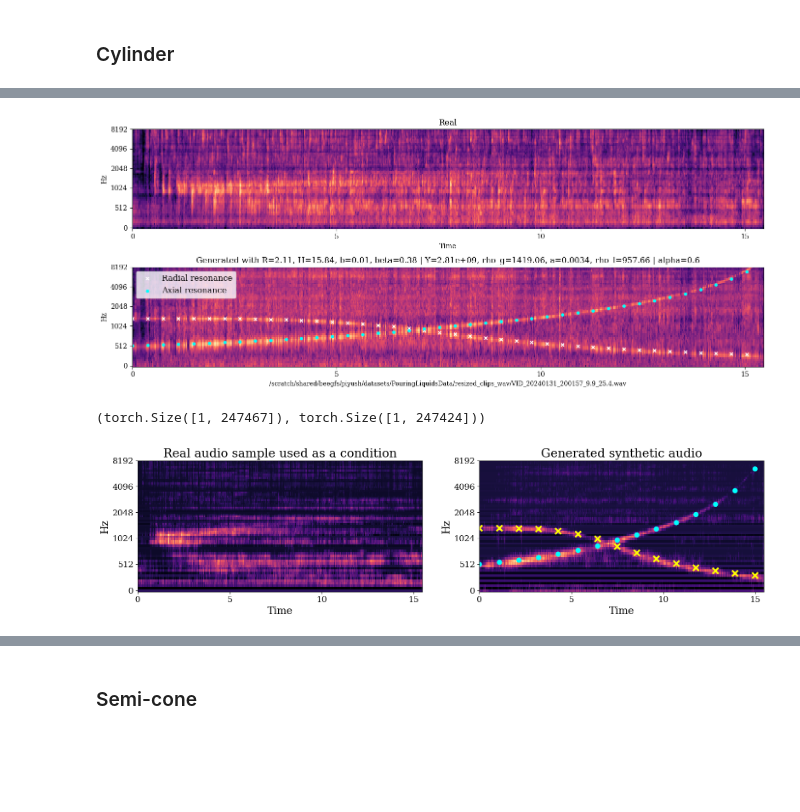
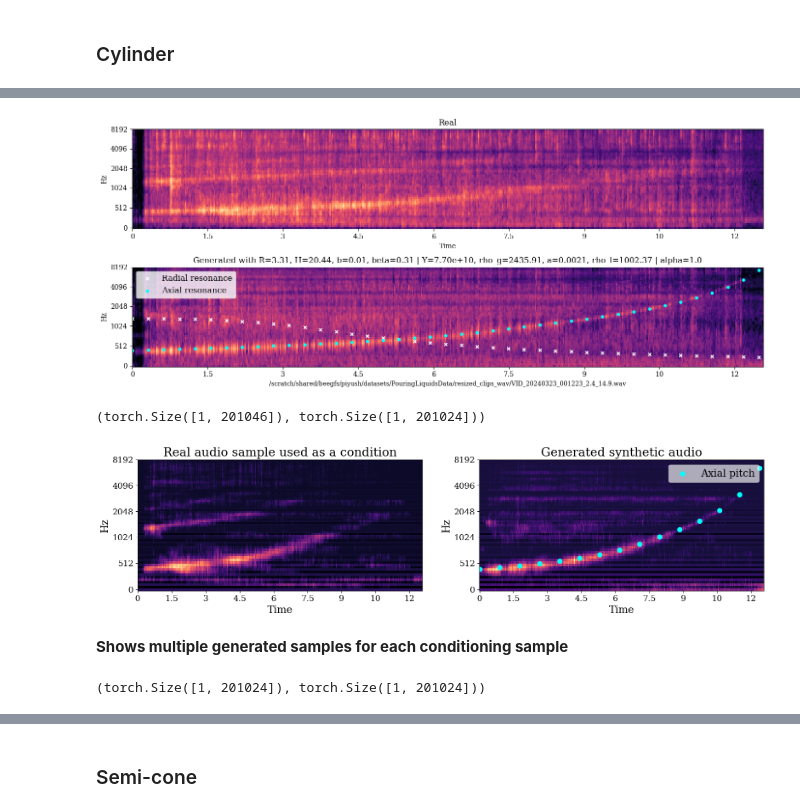
Before and after one commit to bpiyush/ddsp-pytorch, a Jupyter notebook: notebooks/generate_multi_container.ipynb, the cells around one changed output, grey strips where cells are left out. Cells and saved outputs as stored; diff of their text form; code cells hidden in the pictures; blank space fills up the shorter version.

```diff
--- a/notebooks/generate_multi_container.ipynb
+++ b/notebooks/generate_multi_container.ipynb
@@ -179,7 +180,8 @@ liquids = su.io.load_yml(yaml_path)
 
 a_range = [0.0005, 0.005] # 1 - 5 mm thickness
 
-alpha = 0.6
+# alpha = 0.6
+alpha = 1.
 # %%
 np.where(df.container_id == "container_1")
 # %% [output]
@@ -188,6 +190,7 @@ np.where(df.container_id == "container_1")
 # %%
 # Load audio from a real sample to condition the model for magnitude
 i = 13
+i = 83
 row = df.iloc[i].to_dict()
 item_id = row["item_id"]
 audio_path = row["audio_clip_path"]
@@ -289,11 +356,11 @@ generation_script.show_real_and_generated_audio(
 )
 torchaudio.save(f"./audio.wav", y_gene, sr)
 # %% [output]
-[figure, old version]
+[figure, new version]
 # %%
 y_real.shape, y_gene.shape
 # %% [output]
-(torch.Size([1, 247467]), torch.Size([1, 247424]))
+(torch.Size([1, 201046]), torch.Size([1, 201024]))
 # %%
 def librosa_harmonic_spectrogram_db(y, sr=16000, n_fft=512, hop_length=256, margin=16., n_mels=None):
     if isinstance(y, torch.Tensor):
@@ -350,41 +417,52 @@ def increase_font_sizes(ax, font_scale=1.6):
         item.set_fontsize(item.get_fontsize() * font_scale)
 # %%
 font_scale = 1.7
+show_radial = False
 
 fig, axes = plt.subplots(1, 2, figsize=(19, 4))
 ax = axes[0]
 show_logmelspectrogram(spec_real, sr=sr, ax=ax, show=False)
 ax.set_title("Real audio sample used as a condition")
 increase_font_sizes(ax, font_scale)
 ax.tick_params(axis='both', which='major', labelsize=14)
 ax.tick_params(axis='both', which='minor', labelsize=12)
 
 
 ax = axes[1]
 show_logmelspectrogram(spec_gene, sr=sr, ax=ax, show=False)
 ax.set_title("Generated synthetic audio")
 increase_font_sizes(ax, font_scale)
 ax.tick_params(axis='both', which='major', labelsize=14)
 ax.tick_params(axis='both', which='minor', labelsize=12)
 
 FMAX = 8000 / 1.2
 indices = np.where((frequencies_radial < FMAX) & (frequencies_axial < FMAX))[0]
 T = timestamps[indices]
 F0_radial = frequencies_radial[indices]
 F0_axial = frequencies_axial[indices]
 n_show = 14
 n = len(T)
 skip = n // n_show
 ax.scatter(
-    T[::skip], F0_axial[::skip], color="cyan", s=60, label="Axial",
+    T[::skip], F0_axial[::skip], color="cyan", s=60, label="Axial pitch",
 )
-ax.scatter(
-    T[::skip], F0_radial[::skip], color="yellow", s=100, marker="x", linewidths=3, label="Radial",
-)
-# ax.legend(fontsize=17, framealpha=0.65)
+if show_radial:
+    ax.scatter(
+        T[::skip], F0_radial[::skip], color="yellow", s=100, marker="x", linewidths=3, label="Radial",
+    )
+ax.legend(fontsize=17, framealpha=0.65)
 
 # plt.tight_layout()
 # plt.savefig("./sample_synthetic-v2.pdf", bbox_inches="tight")
 plt.show()
 # %% [output]
-[figure, old version]
+[figure, new version]
+# %% [markdown]
+**Shows multiple generated samples for each conditioning sample**
+# %%
+y_gene_1, frequencies_axial_1, frequencies_radial_1 = generate_waveform(y_real)
+y_gene_2, frequencies_axial_2, frequencies_radial_2 = generate_waveform(y_real)
+
+y_gene_1.shape, y_gene_2.shape
+# %% [output]
+(torch.Size([1, 201024]), torch.Size([1, 201024]))
```
Also changed, not shown: parts of 4 cells of this notebook, 1 other file.
